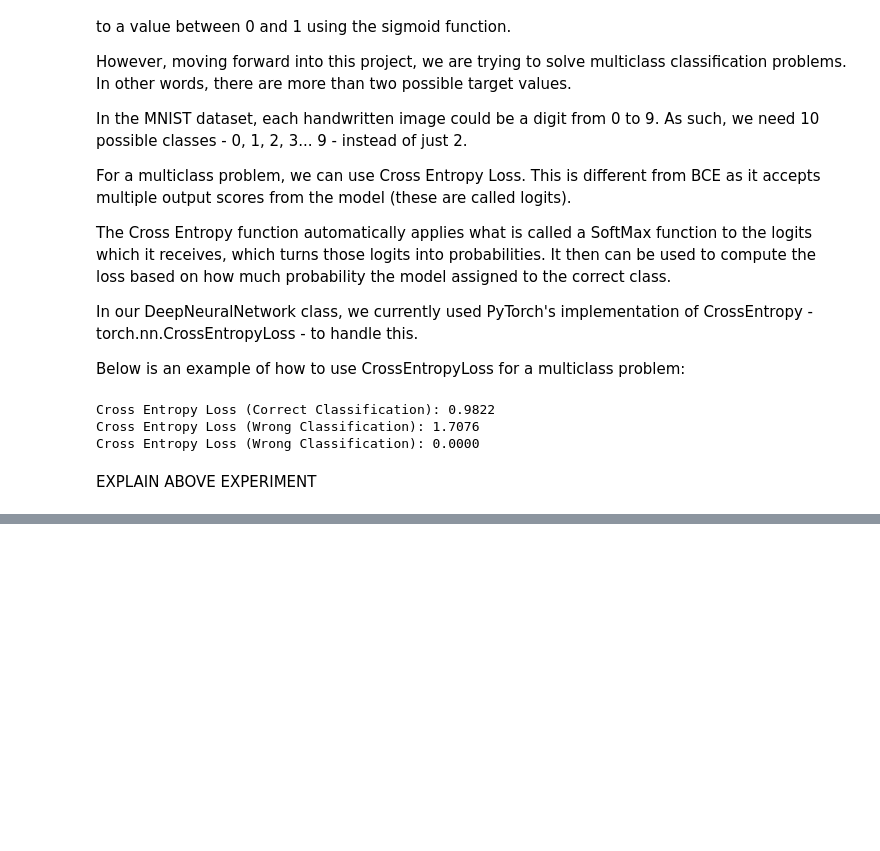
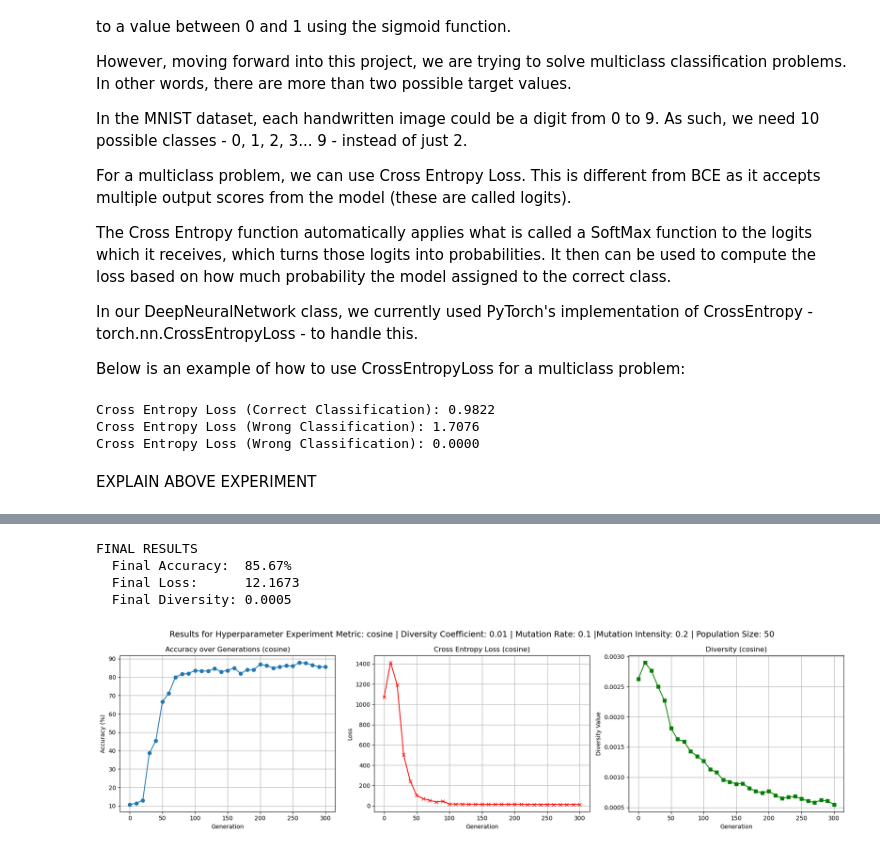
Before and after one commit to lawolff1702/EVO, a Jupyter notebook: NormalizeDiversityTerm/ExploringDiversity.ipynb, the cells around one changed output, grey strips where cells are left out. Saved outputs shown, nothing was run; the diff lists cells and outputs as text; code cells hidden in the pictures; blank space fills up the shorter version.

```diff
--- a/NormalizeDiversityTerm/ExploringDiversity.ipynb
+++ b/NormalizeDiversityTerm/ExploringDiversity.ipynb
@@ -218,0 +419,18 @@ plt.show()
+# %%
+# Cosine 2: Lower Diversity Pressure
+accuracies_c2, losses_c2, diversities_c2 = test_diversity_parameters(
+    metric="cosine",
+    coeff=0.01,
+    mutation_rate=0.1,
+    mutation_intensity=0.2,
+    population_size=50,
+    generations=300
+)
+# %%
+display_parameter_results("cosine", accuracies_c2, losses_c2, diversities_c2, 0.01, 0.1, 0.2, 50)
+# %% [output]
+FINAL RESULTS
+  Final Accuracy:  85.67%
+  Final Loss:      12.1673
+  Final Diversity: 0.0005
+[figure, added]
```
Also changed, not shown: parts of 41 cells of this notebook, 3 other files.
